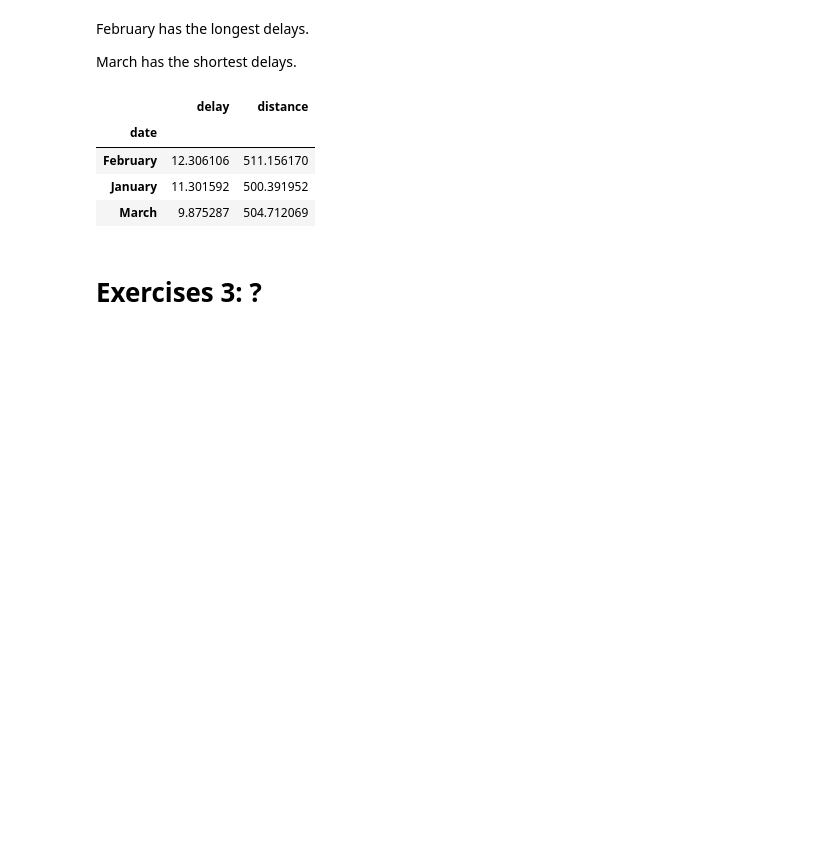
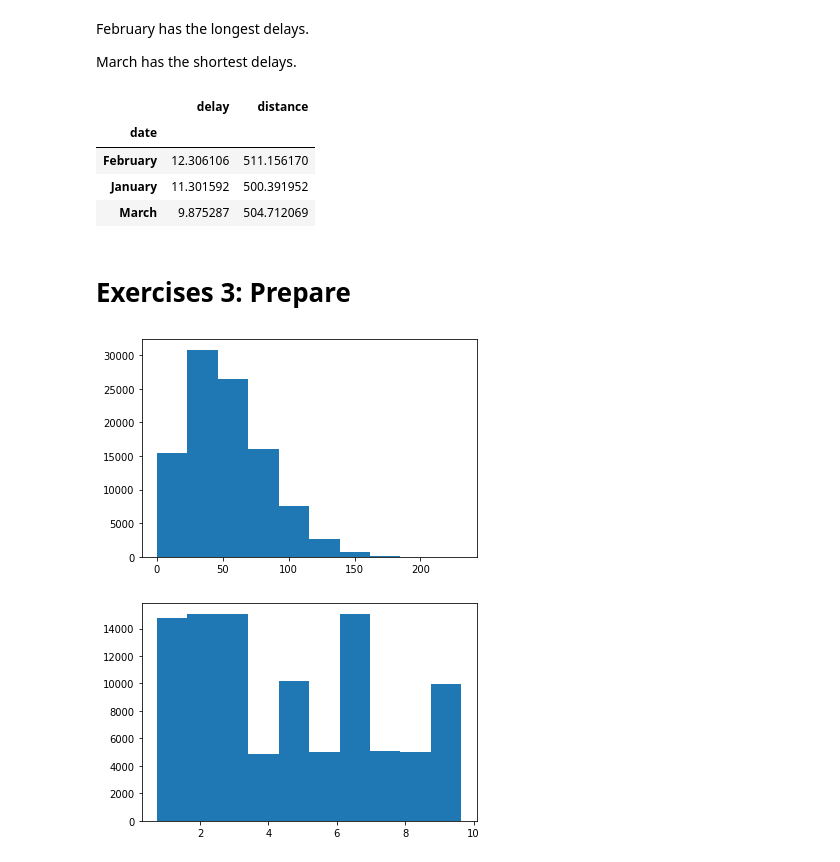
Before and after one commit to konstanzer/time-series, a Jupyter notebook: time_series.ipynb, the cells around one changed output. Saved outputs shown, nothing was run; the diff lists cells and outputs as text; code cells hidden in the pictures; blank space fills up the shorter version.

Commit message:
datetime

```diff
--- a/time_series.ipynb
+++ b/time_series.ipynb
@@ -286,4 +287,16 @@ fly_by_month
 | January | 11.301592 | 500.391952 |
 | March | 9.875287 | 504.712069 |
 # %% [markdown]
-# Exercises 3: ?
+# Exercises 3: Prepare
+# %%
+df = pd.read_csv(PATH + 'codeup_sales').sample(100000)
+# %%
+df['sale_date'] = pd.to_datetime(df.sale_date)
+# %%
+plt.hist(df.sale_amount)
+plt.show()
+plt.hist(df.item_price)
+plt.show()
+# %% [output]
+[figure, added]
+[figure, added]
```
Also changed, not shown: parts of 14 cells of this notebook, 1 other file.
